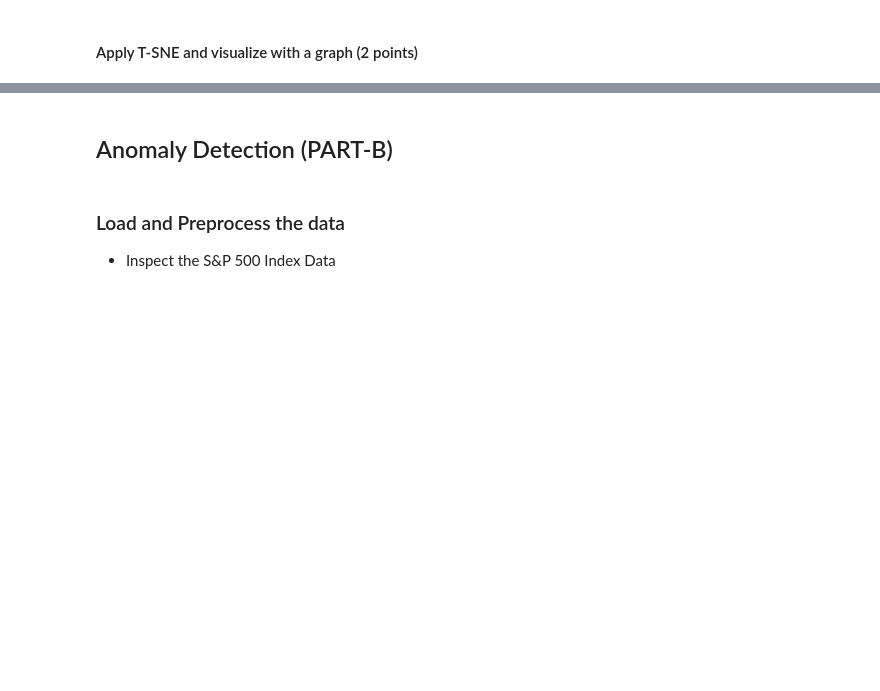
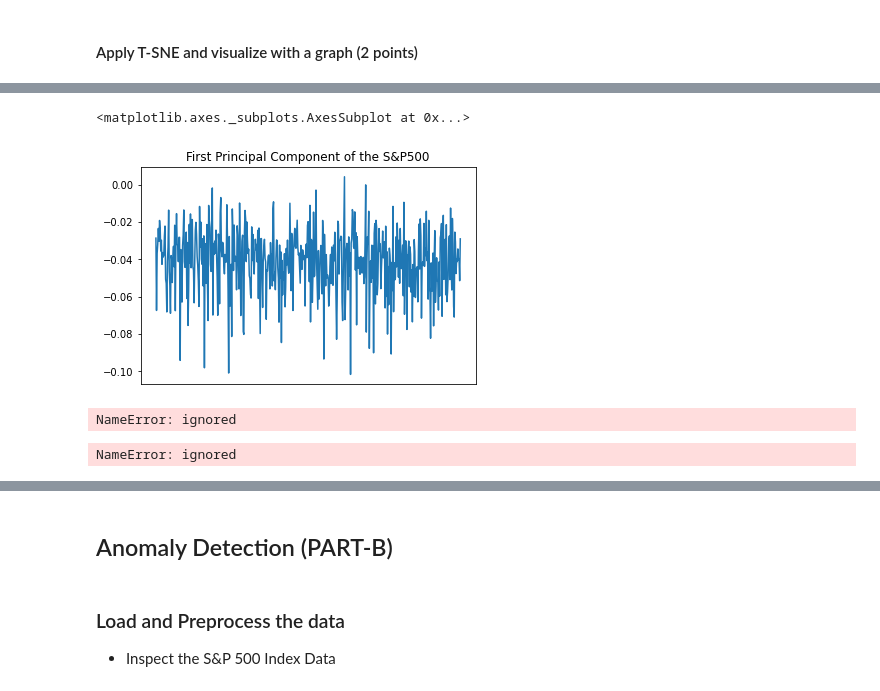
Before and after one commit to srilav/neuralnetwork, a Jupyter notebook: M4_NB_MiniProject_4_Stock_Prices_Anomaly_Detection.ipynb, the cells around one changed output, grey strips where cells are left out. Drawn from its saved outputs; the diff is of its cells as text; code cells hidden in the pictures; blank space fills up the shorter version.

```diff
--- a/M4_NB_MiniProject_4_Stock_Prices_Anomaly_Detection.ipynb
+++ b/M4_NB_MiniProject_4_Stock_Prices_Anomaly_Detection.ipynb
@@ -93,0 +339,26 @@ prices_path = "prices.csv"
+# %%
+from sklearn.decomposition import PCA
+pca = PCA(1).fit(rs.fillna(0))
+pc1 = pd.Series(index=rs.columns, data=pca.components_[0])
+pc1.plot(xticks=[], title='First Principal Component of the S&P500')
+# %% [output]
+<matplotlib.axes._subplots.AxesSubplot at 0x...>
+[figure, added]
+# %%
+rs_df = pd.concat([myrs, prices.apply(np.log).diff(1)], 1)
+rs_df.columns = ["PCA Portfolio", "S&P500"]
+
+rs_df.dropna().cumsum().apply(np.exp).plot(subplots=True, figsize=(10,6), grid=True, linewidth=3);
+plt.tight_layout()
+plt.savefig('tmp.png')
+# %% [output]
+NameError: ignored
+# %%
+weights = abs(pc1)/sum(abs(pc1)) # l1norm = 1
+myrs = (weights*rs).sum(1)
+rs_df = pd.concat([myrs, market_rs], 1)
+rs_df.columns = ["PCA Portfolio", "S&P500"]
+crs_df = rs_df.cumsum().apply(np.exp)
+crs_df.plot(subplots=True);
+# %% [output]
+NameError: ignored
```
Also changed, not shown: parts of 28 cells of this notebook.
